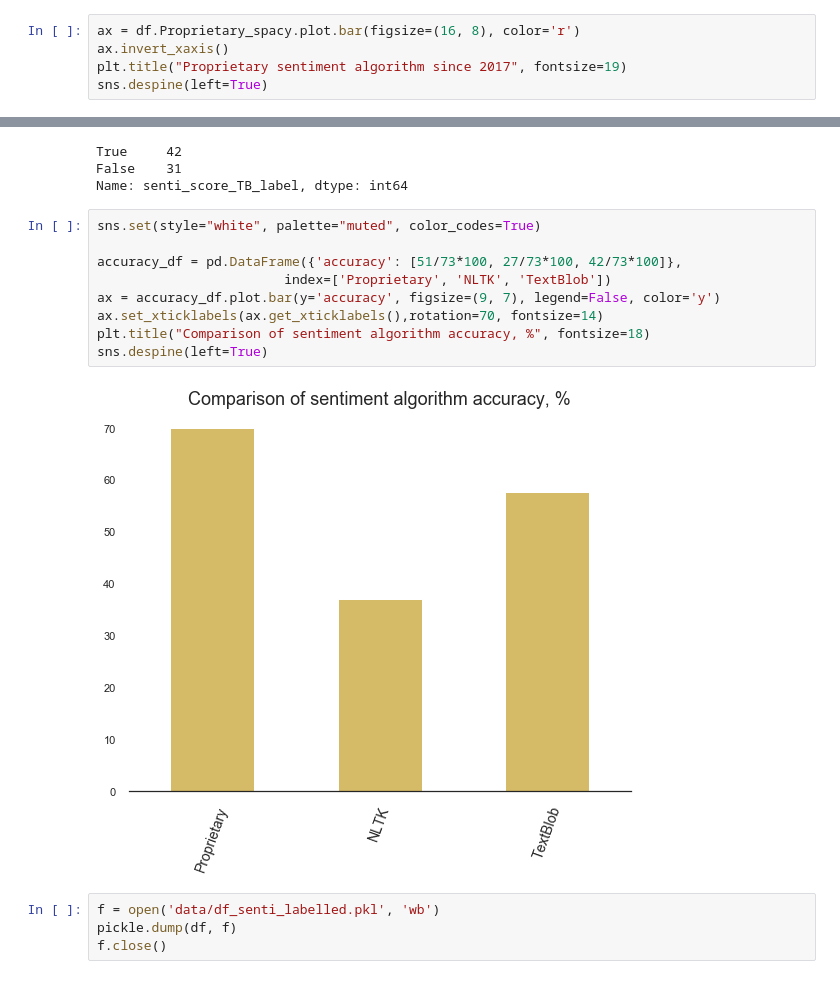
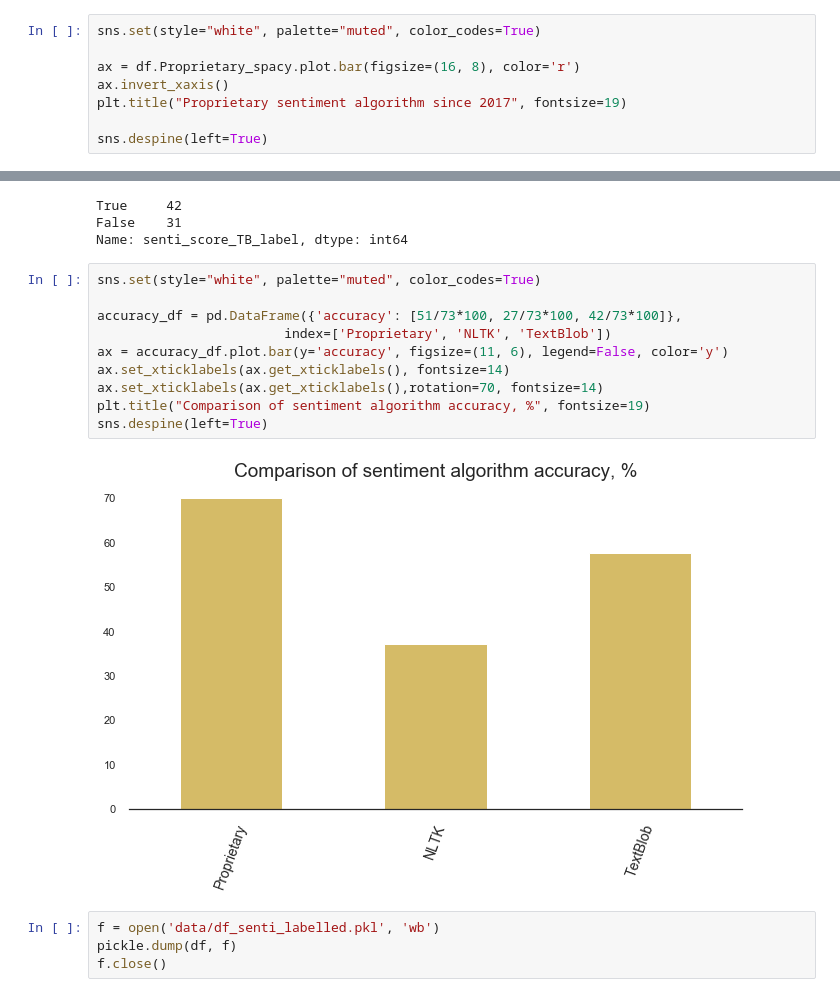
Before and after one commit to challenge-make-strong-soldier/scraper_sentiment, a Jupyter notebook: Scraping, text mining and sentiment scores.ipynb, the cells around one changed output, grey strips where cells are left out. Cells and saved outputs as stored; diff of their text form.

```diff
--- a/Scraping, text mining and sentiment scores.ipynb
+++ b/Scraping, text mining and sentiment scores.ipynb
@@ -309,9 +309,12 @@ Wall time: 5.15 s
 # %% [markdown]
 ### Sentiment visualisation over time
 # %%
+sns.set(style="white", palette="muted", color_codes=True)
+
 ax = df.Proprietary_spacy.plot.bar(figsize=(16, 8), color='r')
 ax.invert_xaxis()
 plt.title("Proprietary sentiment algorithm since 2017", fontsize=19)
+
 sns.despine(left=True)
 # %% [output]
 [figure]
@@ -493,14 +505,15 @@ Name: senti_score_TB_label, dtype: int64
 # %%
 sns.set(style="white", palette="muted", color_codes=True)
 
 accuracy_df = pd.DataFrame({'accuracy': [51/73*100, 27/73*100, 42/73*100]},
                         index=['Proprietary', 'NLTK', 'TextBlob'])
-ax = accuracy_df.plot.bar(y='accuracy', figsize=(9, 7), legend=False, color='y')
+ax = accuracy_df.plot.bar(y='accuracy', figsize=(11, 6), legend=False, color='y')
+ax.set_xticklabels(ax.get_xticklabels(), fontsize=14)
 ax.set_xticklabels(ax.get_xticklabels(),rotation=70, fontsize=14)
-plt.title("Comparison of sentiment algorithm accuracy, %", fontsize=18)
+plt.title("Comparison of sentiment algorithm accuracy, %", fontsize=19)
 sns.despine(left=True)
 # %% [output]
-[figure, old version]
+[figure, new version]
 # %%
 f = open('data/df_senti_labelled.pkl', 'wb')
 pickle.dump(df, f)
```
Also changed, not shown: parts of 10 cells of this notebook, 1 other file.
